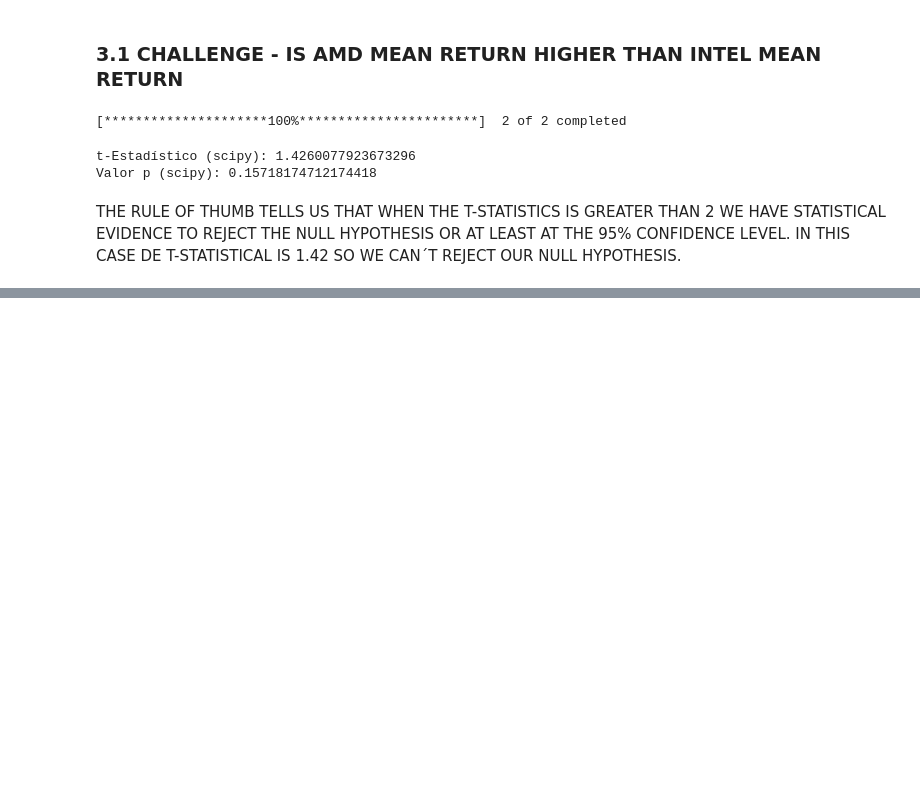
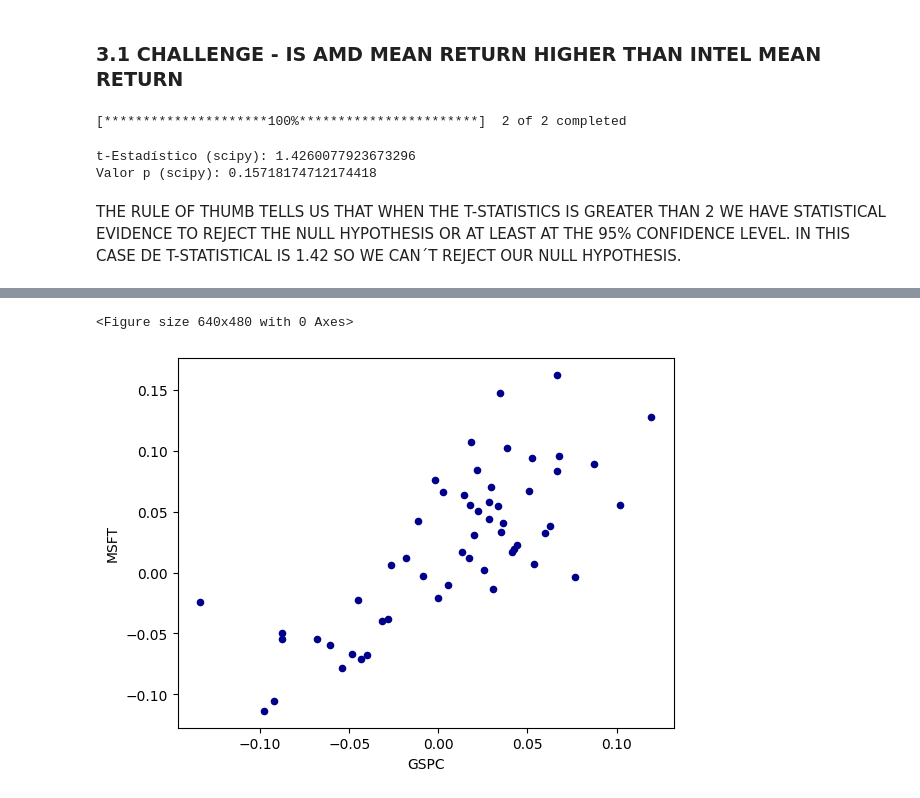
Before and after one commit to dieghoost04/workshops, a Jupyter notebook: workshop3DiegoDíazAyala.ipynb, the cells around one changed output, grey strips where cells are left out. Cells and saved outputs as stored; diff of their text form; code cells hidden in the pictures; blank space fills up the shorter version.

```diff
--- a/workshop3DiegoDíazAyala.ipynb
+++ b/workshop3DiegoDíazAyala.ipynb
@@ -52,0 +83,8 @@ THE RULE OF THUMB TELLS US THAT WHEN THE T-STATISTICS IS GREATER THAN 2 WE HAVE
+# %%
+r = np.log(adjprices) - np.log(adjprices.shift(1))
+# Dropping rows with NA values (the first month will have NAs)
+r = r.dropna()
+# Selecting only 2 columns (out of the 4 columns):
+r = r[['MSFT','^GSPC']]
+# Renameing the column names:
+r.columns = ['MSFT','GSPC']
@@ -52,0 +101,7 @@ THE RULE OF THUMB TELLS US THAT WHEN THE T-STATISTICS IS GREATER THAN 2 WE HAVE
+# %%
+plt.clf()
+r.plot.scatter(x='GSPC', y='MSFT',c='DarkBlue')
+plt.show()
+# %% [output]
+<Figure size 640x480 with 0 Axes>
+[figure, added]
```
Also changed, not shown: parts of 13 cells of this notebook.
